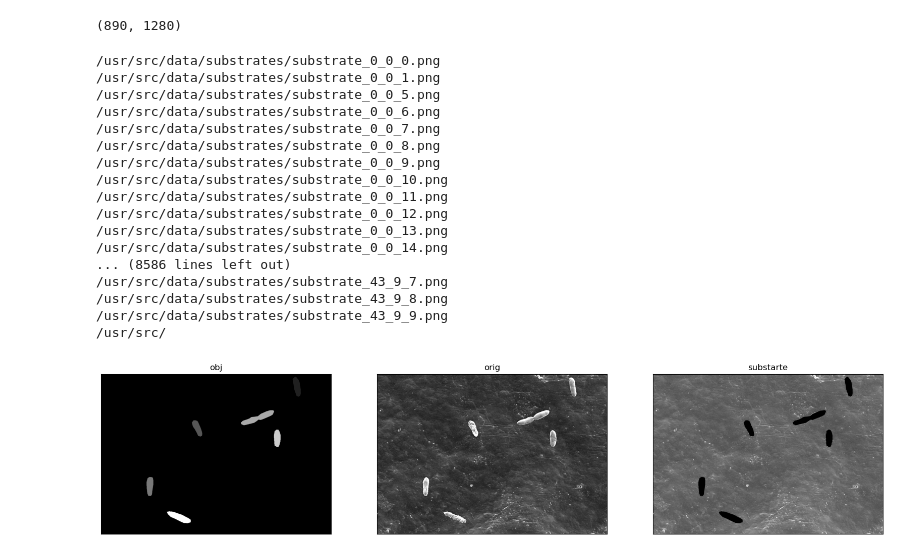
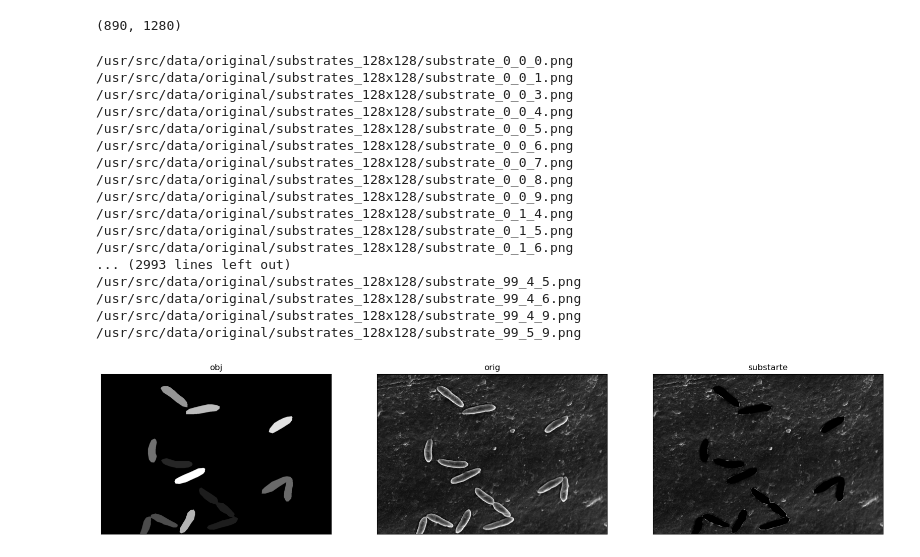
Before and after one commit to tcaty/bacteria-detection, a Jupyter notebook: src/notebooks/crop_substrates.ipynb, the cells around one changed output. Drawn from its saved outputs; the diff is of its cells as text; code cells hidden in the pictures.

```diff
--- a/src/notebooks/crop_substrates.ipynb
+++ b/src/notebooks/crop_substrates.ipynb
@@ -36,48 +37,50 @@ assert len(object_images) == len(original_images)
 # %%
 for i in range(len(object_images)):
     object_image = object_images[i]
     original_image = original_images[i]
 
     substrate_mask = (object_image == 0).astype(np.uint8)
     substrate = substrate_mask * original_image
 
     show_images(
         [
             (object_image, "obj"),
             (original_image, "orig"),
             (substrate, "substarte"),
         ],
         grid=(1, 3),
         size_inches=(20, 5),
     )
 
-    kernel_size = 64
+    kernel_size = 128
     for j in range(substrate.shape[0] // kernel_size):
         for k in range(substrate.shape[1] // kernel_size):
             cropped_substrate = substrate[
                 j * kernel_size : j * kernel_size + kernel_size,
                 k * kernel_size : k * kernel_size + kernel_size,
             ]
             if np.count_nonzero(cropped_substrate) == cropped_substrate.size:
-                file_name = f"{ORIGINAL_SUBSTRATES_PATH}/substrate_{i}_{j}_{k}.png"
+                file_name = (
+                    f"{ORIGINAL_SUBSTRATES_128x128_PATH}/substrate_{i}_{j}_{k}.png"
+                )
                 print(file_name)
                 cv.imwrite(file_name, cropped_substrate)
 # %% [output]
-/usr/src/data/substrates/substrate_0_0_0.png
-/usr/src/data/substrates/substrate_0_0_1.png
-/usr/src/data/substrates/substrate_0_0_5.png
-/usr/src/data/substrates/substrate_0_0_6.png
-/usr/src/data/substrates/substrate_0_0_7.png
-/usr/src/data/substrates/substrate_0_0_8.png
-/usr/src/data/substrates/substrate_0_0_9.png
-/usr/src/data/substrates/substrate_0_0_10.png
-/usr/src/data/substrates/substrate_0_0_11.png
-/usr/src/data/substrates/substrate_0_0_12.png
-/usr/src/data/substrates/substrate_0_0_13.png
-/usr/src/data/substrates/substrate_0_0_14.png
-... (8586 lines left out)
-/usr/src/data/substrates/substrate_43_9_7.png
-/usr/src/data/substrates/substrate_43_9_8.png
-/usr/src/data/substrates/substrate_43_9_9.png
-/usr/src/
+/usr/src/data/original/substrates_128x128/substrate_0_0_0.png
+/usr/src/data/original/substrates_128x128/substrate_0_0_1.png
+/usr/src/data/original/substrates_128x128/substrate_0_0_3.png
+/usr/src/data/original/substrates_128x128/substrate_0_0_4.png
+/usr/src/data/original/substrates_128x128/substrate_0_0_5.png
+/usr/src/data/original/substrates_128x128/substrate_0_0_6.png
+/usr/src/data/original/substrates_128x128/substrate_0_0_7.png
+/usr/src/data/original/substrates_128x128/substrate_0_0_8.png
+/usr/src/data/original/substrates_128x128/substrate_0_0_9.png
+/usr/src/data/original/substrates_128x128/substrate_0_1_4.png
+/usr/src/data/original/substrates_128x128/substrate_0_1_5.png
+/usr/src/data/original/substrates_128x128/substrate_0_1_6.png
+... (2993 lines left out)
+/usr/src/data/original/substrates_128x128/substrate_99_4_5.png
+/usr/src/data/original/substrates_128x128/substrate_99_4_6.png
+/usr/src/data/original/substrates_128x128/substrate_99_4_9.png
+/usr/src/data/original/substrates_128x128/substrate_99_5_9.png
-[figure, old version]
+[figure, new version]
```
Also changed, not shown: parts of 1 cell of this notebook, 12 other files.
